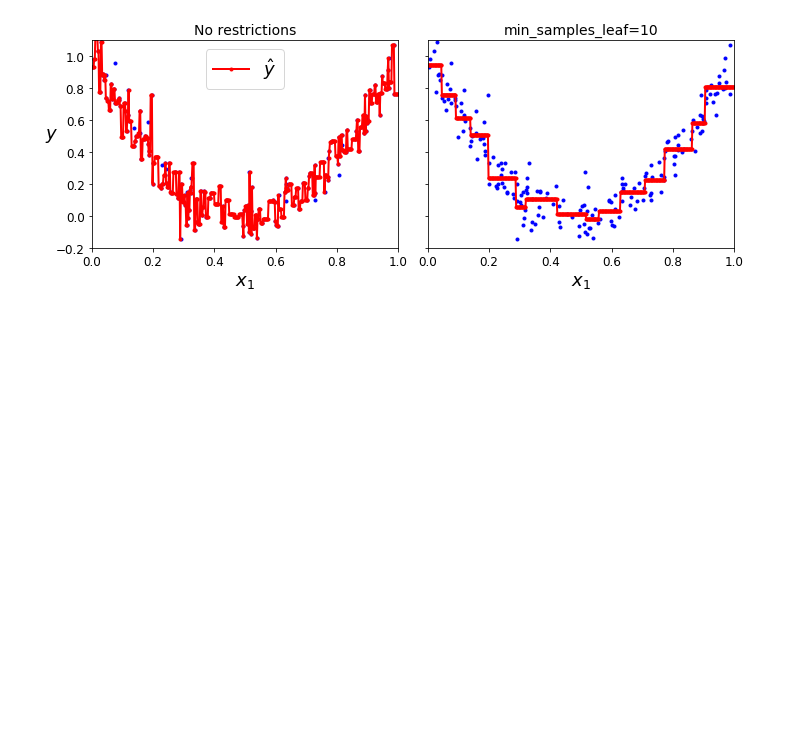
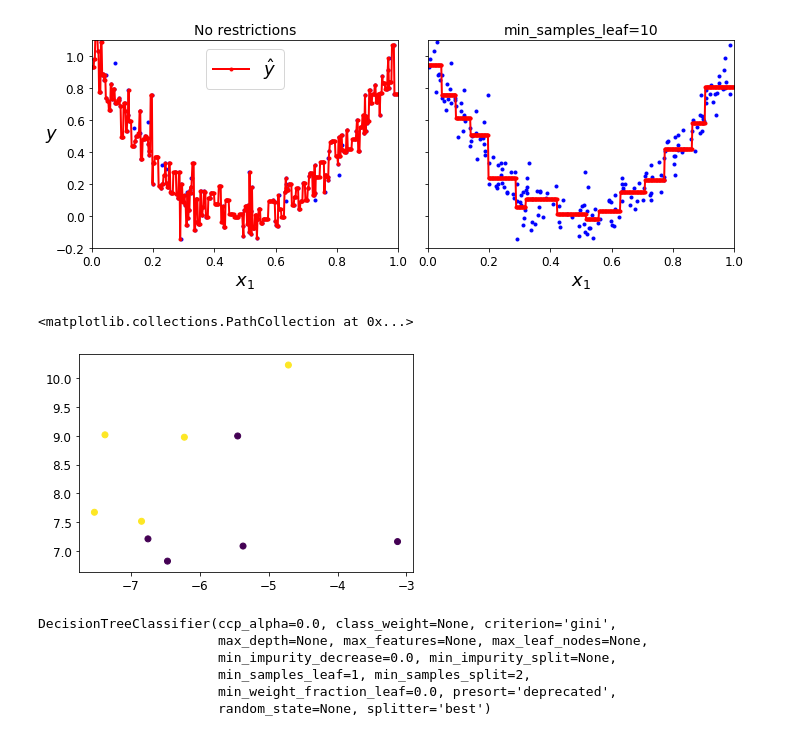
Before and after one commit to anton-selitskiy/The-Art-of-ML, a Jupyter notebook: Lab5.ipynb, the cells around one changed output. Saved outputs shown, nothing was run; the diff lists cells and outputs as text; code cells hidden in the pictures; blank space fills up the shorter version.

```diff
--- a/Lab5.ipynb
+++ b/Lab5.ipynb
@@ -526,0 +549,7 @@ Saving figure tree_regression_regularization_plot
+# %%
+blobs = sklearn.datasets.make_blobs(n_samples=10, random_state=5, n_features=2, centers=2)
+# %%
+plt.scatter(blobs[0][:,0],blobs[0][:,1], c=blobs[1])
+# %% [output]
+<matplotlib.collections.PathCollection at 0x...>
+[figure, added]
@@ -526,0 +558,9 @@ Saving figure tree_regression_regularization_plot
+# %%
+clf.fit(blobs[0],blobs[1])
+# %% [output]
+DecisionTreeClassifier(ccp_alpha=0.0, class_weight=None, criterion='gini',
+                       max_depth=None, max_features=None, max_leaf_nodes=None,
+                       min_impurity_decrease=0.0, min_impurity_split=None,
+                       min_samples_leaf=1, min_samples_split=2,
+                       min_weight_fraction_leaf=0.0, presort='deprecated',
+                       random_state=None, splitter='best')
```
Also changed, not shown: parts of 6 cells of this notebook.
